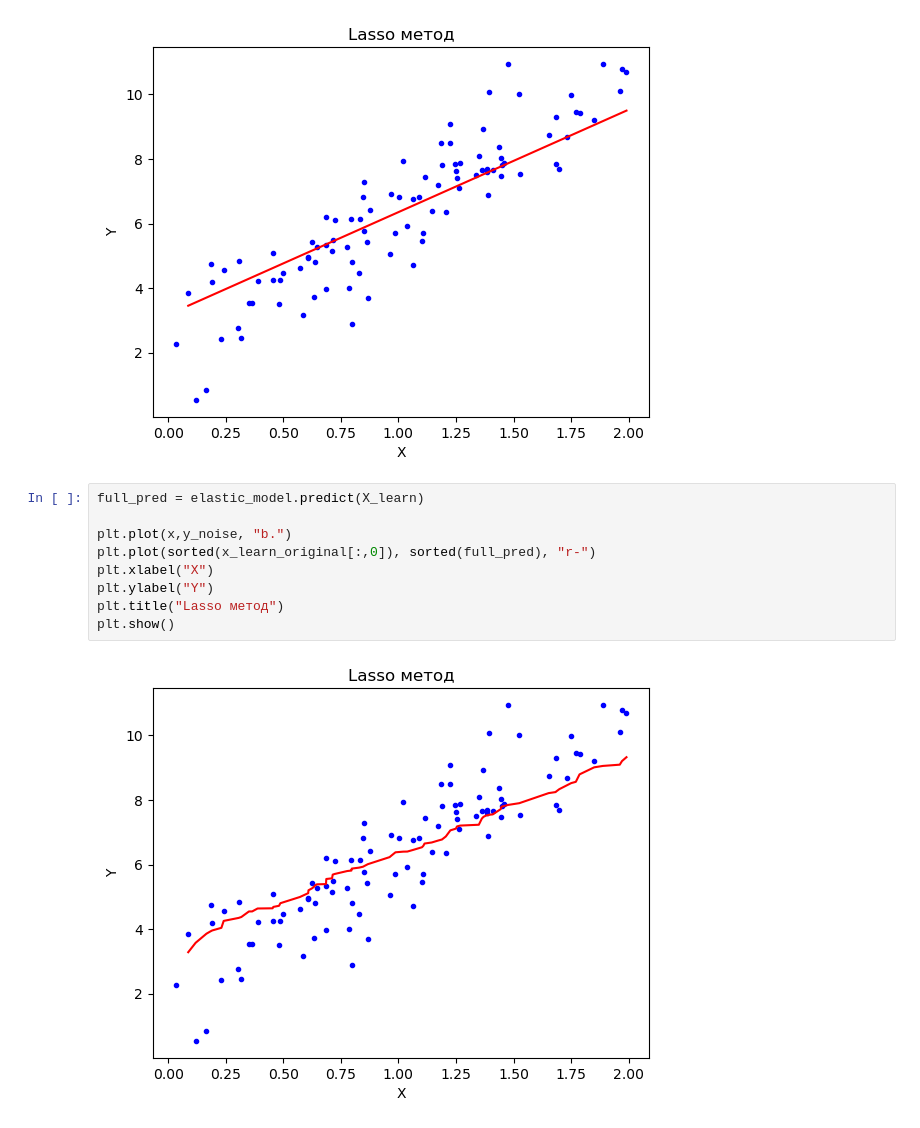
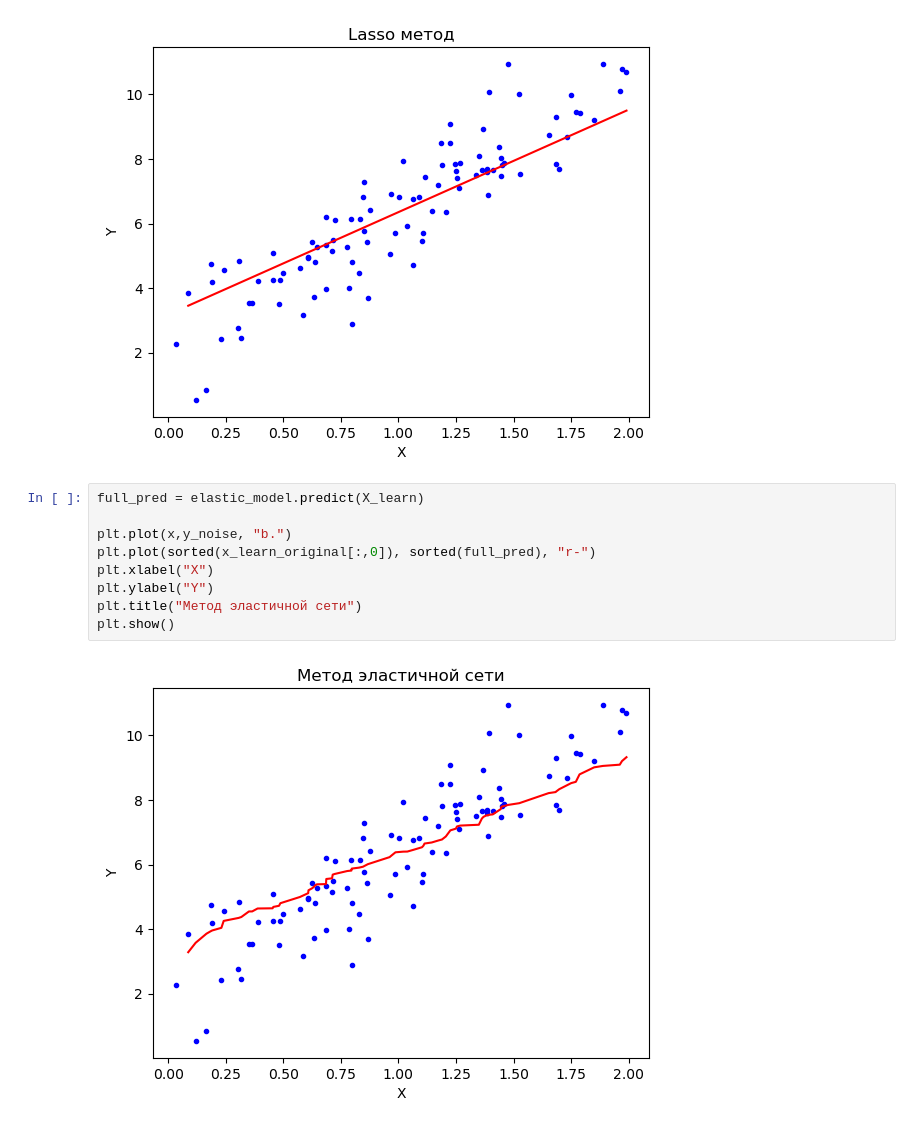
Before and after one commit to KorolevIvanMi/ML, a Jupyter notebook: practic/dz1_2.ipynb, the cells around one changed output. Saved outputs shown, nothing was run; the diff lists cells and outputs as text.

Commit message:
add some plots

```diff
--- a/practic/dz1_2.ipynb
+++ b/practic/dz1_2.ipynb
@@ -249,11 +246,11 @@ plt.show()
 # %%
 full_pred = elastic_model.predict(X_learn)
 
 plt.plot(x,y_noise, "b.")
 plt.plot(sorted(x_learn_original[:,0]), sorted(full_pred), "r-")
 plt.xlabel("X")
 plt.ylabel("Y")
-plt.title("Lasso метод")
+plt.title("Метод эластичной сети")
 plt.show()
 # %% [output]
-[figure, old version]
+[figure, new version]
```
Also changed, not shown: parts of 1 cell of this notebook, 1 other file.
